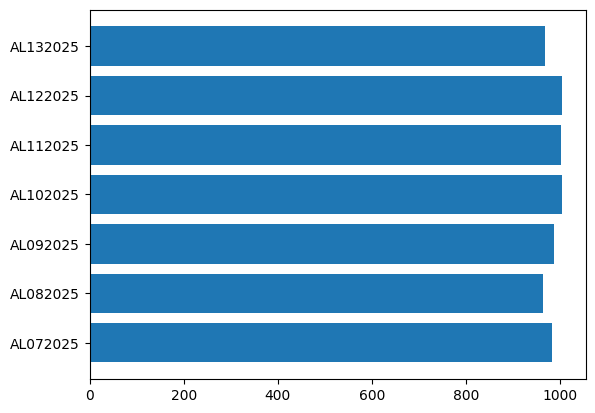
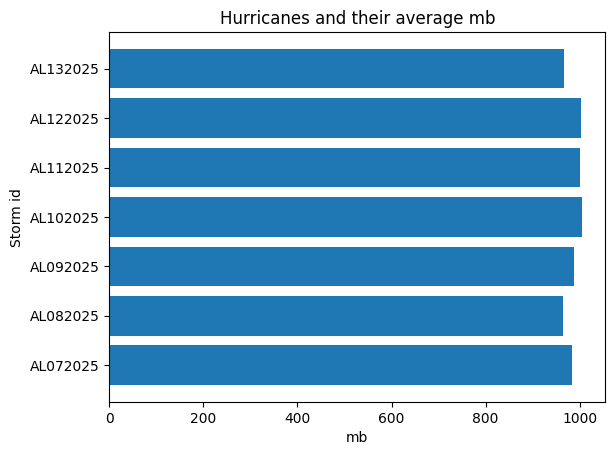
Code edit (unified diff) that turned the first committed figure into the second:
--- before
+++ after
@@ -1,4 +1,7 @@
-#working on this part
 df_last_200r = df.tail(200)
 means = df_last_200r.groupby('storm_id')['min_pressure_mb'].mean()
 plt.barh(means.index, means.values)
+
+plt.title('Hurricanes and their average mb')
+plt.xlabel('mb')
+plt.ylabel('Storm id')

Commit: Created using Colab